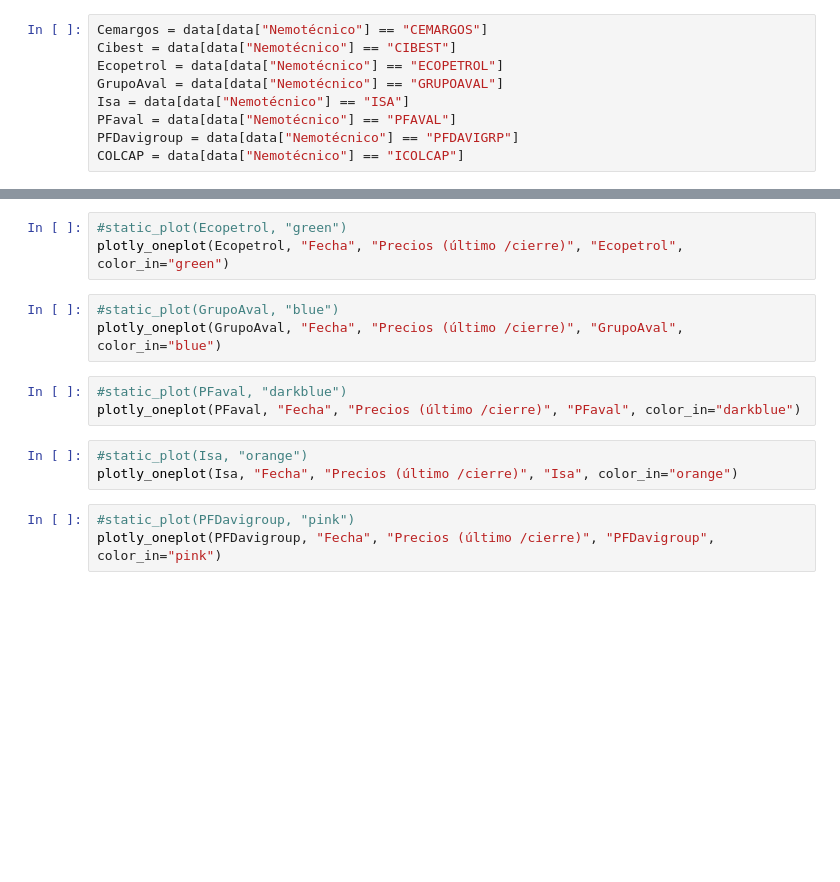
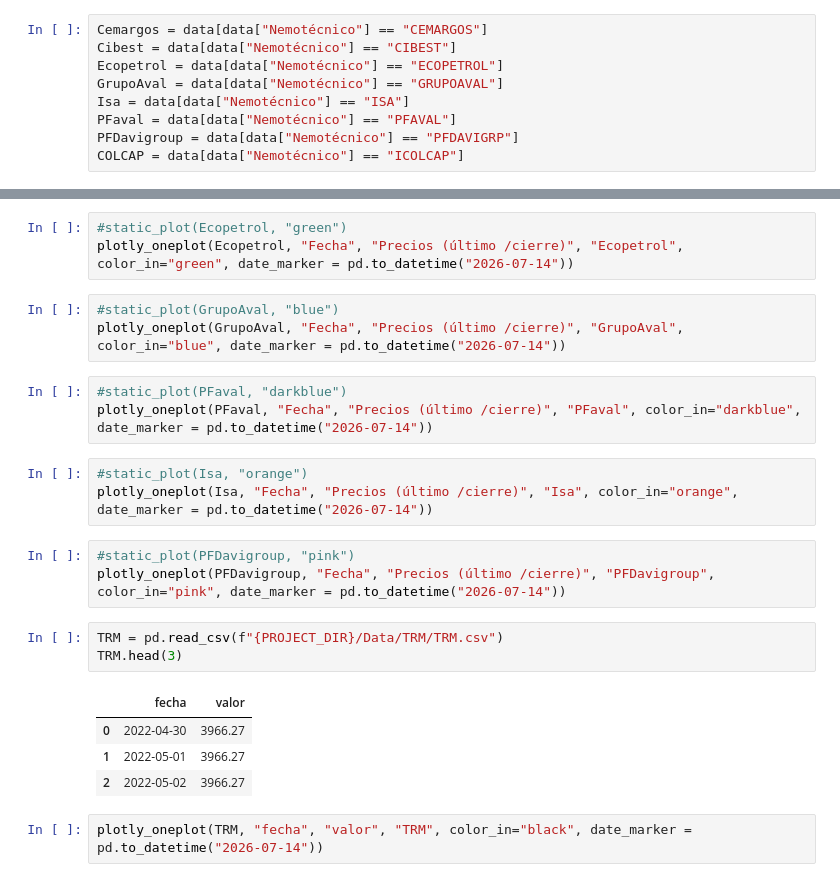
Before and after one commit to Yilap88/Colombia_finance, a Jupyter notebook: Figures/AccionesColombia.ipynb, the cells around one changed output, grey strips where cells are left out. Cells and saved outputs as stored; diff of their text form; blank space fills up the shorter version.

Commit message:
plotly is updated to include a date marker, returns dotted line was modified to bars plot, and TRM data was added to the notebook.

```diff
--- a/Figures/AccionesColombia.ipynb
+++ b/Figures/AccionesColombia.ipynb
@@ -46,15 +46,25 @@ plotly_oneplot(Cibest, "Fecha", "Precios (último /cierre)", plot_title="Cibest"
 # %%
 #static_plot(Ecopetrol, "green")
-plotly_oneplot(Ecopetrol, "Fecha", "Precios (último /cierre)", "Ecopetrol", color_in="green")
+plotly_oneplot(Ecopetrol, "Fecha", "Precios (último /cierre)", "Ecopetrol", color_in="green", date_marker = pd.to_datetime("2026-07-14"))
 # %%
 #static_plot(GrupoAval, "blue")
-plotly_oneplot(GrupoAval, "Fecha", "Precios (último /cierre)", "GrupoAval", color_in="blue")
+plotly_oneplot(GrupoAval, "Fecha", "Precios (último /cierre)", "GrupoAval", color_in="blue", date_marker = pd.to_datetime("2026-07-14"))
 # %%
 #static_plot(PFaval, "darkblue")
-plotly_oneplot(PFaval, "Fecha", "Precios (último /cierre)", "PFaval", color_in="darkblue")
+plotly_oneplot(PFaval, "Fecha", "Precios (último /cierre)", "PFaval", color_in="darkblue", date_marker = pd.to_datetime("2026-07-14"))
 # %%
 #static_plot(Isa, "orange")
-plotly_oneplot(Isa, "Fecha", "Precios (último /cierre)", "Isa", color_in="orange")
+plotly_oneplot(Isa, "Fecha", "Precios (último /cierre)", "Isa", color_in="orange", date_marker = pd.to_datetime("2026-07-14"))
 # %%
 #static_plot(PFDavigroup, "pink")
-plotly_oneplot(PFDavigroup, "Fecha", "Precios (último /cierre)", "PFDavigroup", color_in="pink")
+plotly_oneplot(PFDavigroup, "Fecha", "Precios (último /cierre)", "PFDavigroup", color_in="pink", date_marker = pd.to_datetime("2026-07-14"))
+# %%
+TRM = pd.read_csv(f"{PROJECT_DIR}/Data/TRM/TRM.csv")
+TRM.head(3)
+# %% [output]
+|  | fecha | valor |
+| 0 | 2022-04-30 | 3966.27 |
+| 1 | 2022-05-01 | 3966.27 |
+| 2 | 2022-05-02 | 3966.27 |
+# %%
+plotly_oneplot(TRM, "fecha", "valor", "TRM", color_in="black", date_marker = pd.to_datetime("2026-07-14"))
```
Also changed, not shown: parts of 3 cells of this notebook, 3 other files.
